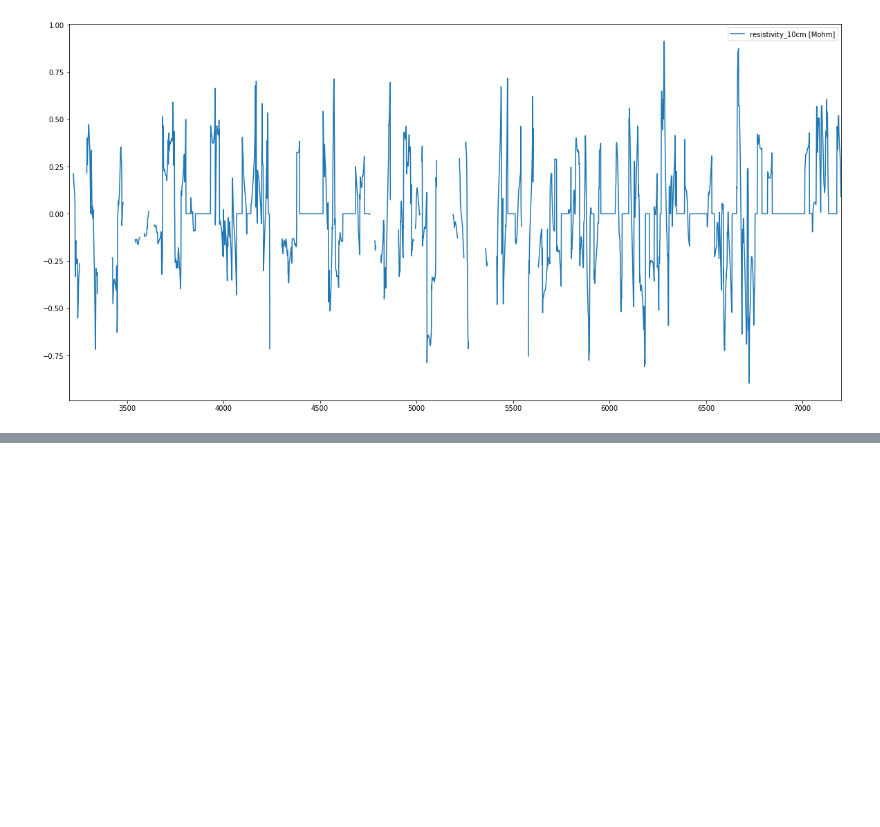
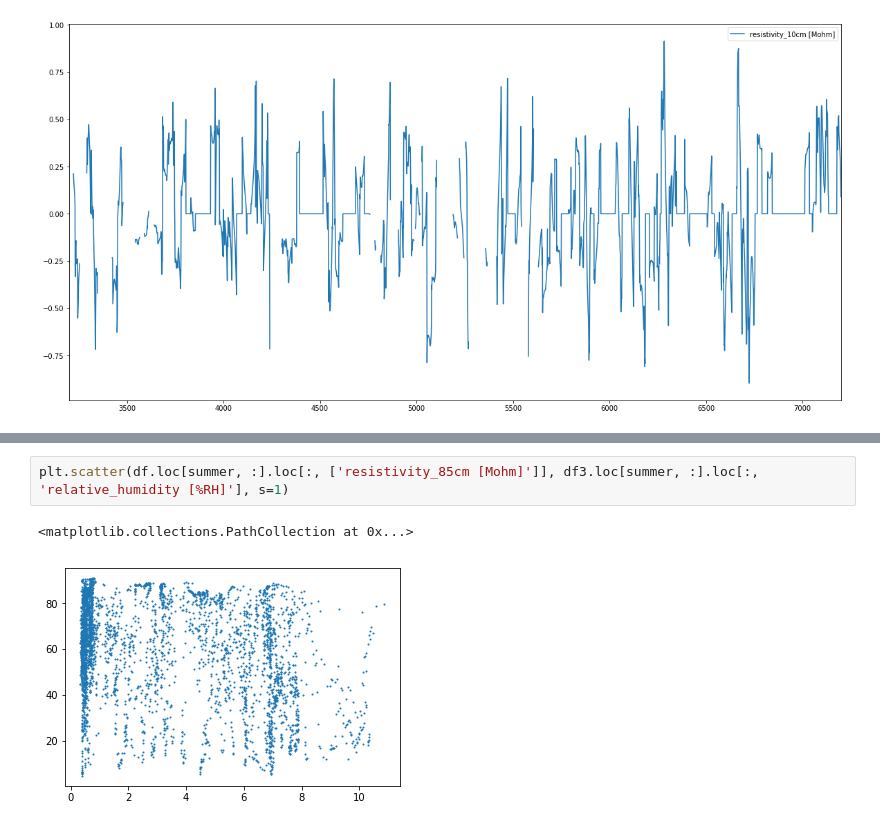
Before and after one commit to ETHZ-TEC/permafrostanalytics, a Jupyter notebook: notebooks/timeseries_analysis.ipynb, the cells around one changed output, grey strips where cells are left out. Cells and saved outputs as stored; diff of their text form; blank space fills up the shorter version.

```diff
--- a/notebooks/timeseries_analysis.ipynb
+++ b/notebooks/timeseries_analysis.ipynb
@@ -81,0 +85,5 @@ plt.scatter(df.loc[summer, :].loc[:, ['resistivity_85cm [Mohm]']], df2.loc[summe
+# %%
+plt.scatter(df.loc[summer, :].loc[:, ['resistivity_85cm [Mohm]']], df3.loc[summer, :].loc[:, 'relative_humidity [%RH]'], s=1)
+# %% [output]
+<matplotlib.collections.PathCollection at 0x...>
+[figure, added]
```
Also changed, not shown: parts of 22 cells of this notebook, 3 other files.
